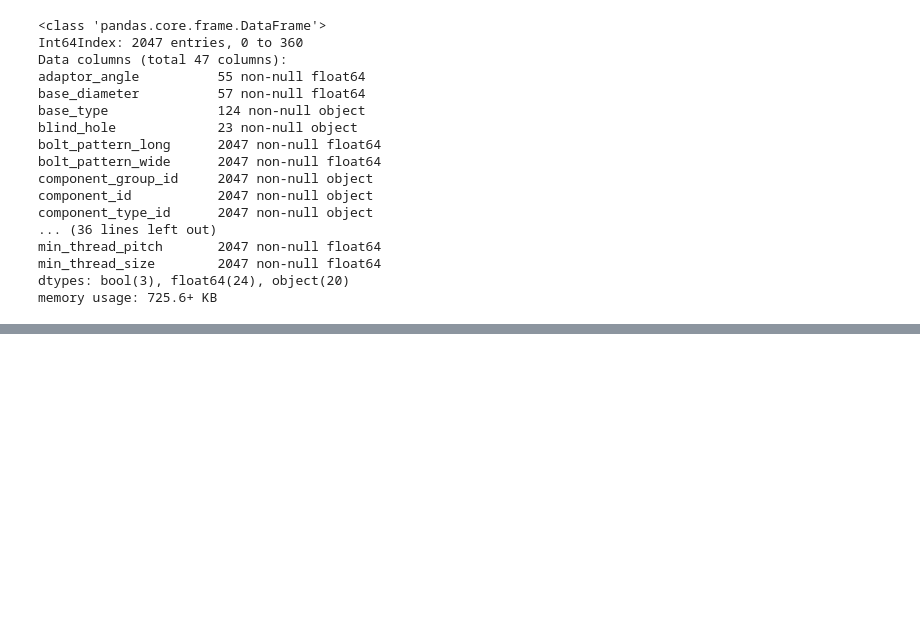
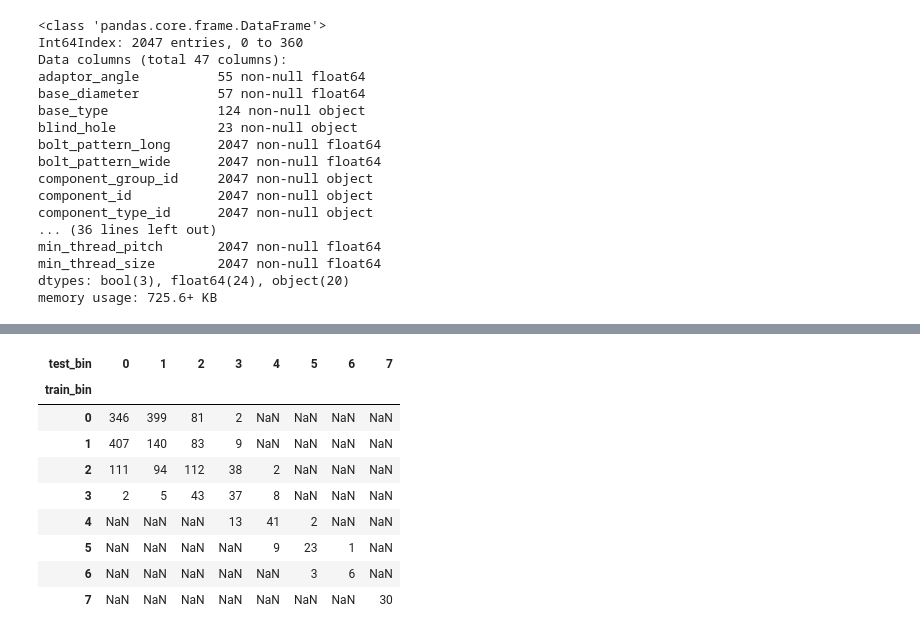
Before and after one commit to cberzan/kaggle-caterpillar, a Jupyter notebook: caterpillar-tube-pricing/components.ipynb, the cells around one changed output, grey strips where cells are left out. Cells and saved outputs as stored; diff of their text form; code cells hidden in the pictures; blank space fills up the shorter version.

```diff
--- a/caterpillar-tube-pricing/components.ipynb
+++ b/caterpillar-tube-pricing/components.ipynb
@@ -205,0 +114,23 @@ max(0, 0, *(3, 4))
+# %%
+bins = [(0, 0), (1, 1), (2, 5), (5, 10), (10, 20), (20, 50), (50, 100), (100, np.inf)]
+all_counts['train_bin'] = -1
+for i, (cmin, cmax) in enumerate(bins):
+    all_counts.train_bin.loc[(all_counts.train_count >= cmin) & (all_counts.train_count <= cmax)] = i
+all_counts['test_bin'] = -1
+for i, (cmin, cmax) in enumerate(bins):
+    all_counts.test_bin.loc[(all_counts.test_count >= cmin) & (all_counts.test_count <= cmax)] = i
+# %%
+grouped = all_counts.groupby(['train_bin', 'test_bin'])
+df = grouped.size().unstack()
+df
+# %% [output]
+| test_bin | 0 | 1 | 2 | 3 | 4 | 5 | 6 | 7 |
+| train_bin |  |  |  |  |  |  |  |  |
+| 0 | 346 | 399 | 81 | 2 | NaN | NaN | NaN | NaN |
+| 1 | 407 | 140 | 83 | 9 | NaN | NaN | NaN | NaN |
+| 2 | 111 | 94 | 112 | 38 | 2 | NaN | NaN | NaN |
+| 3 | 2 | 5 | 43 | 37 | 8 | NaN | NaN | NaN |
+| 4 | NaN | NaN | NaN | 13 | 41 | 2 | NaN | NaN |
+| 5 | NaN | NaN | NaN | NaN | 9 | 23 | 1 | NaN |
+| 6 | NaN | NaN | NaN | NaN | NaN | 3 | 6 | NaN |
+| 7 | NaN | NaN | NaN | NaN | NaN | NaN | NaN | 30 |
```
Also changed, not shown: parts of 24 cells of this notebook, 4 other files.
